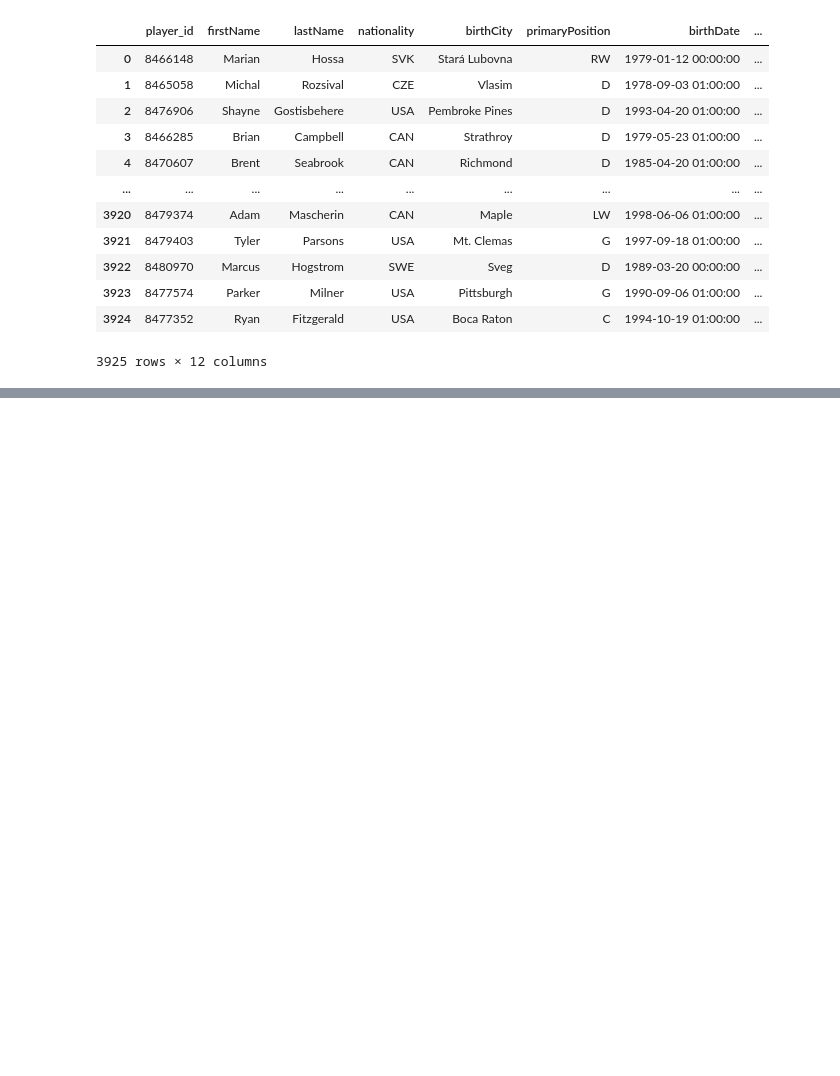
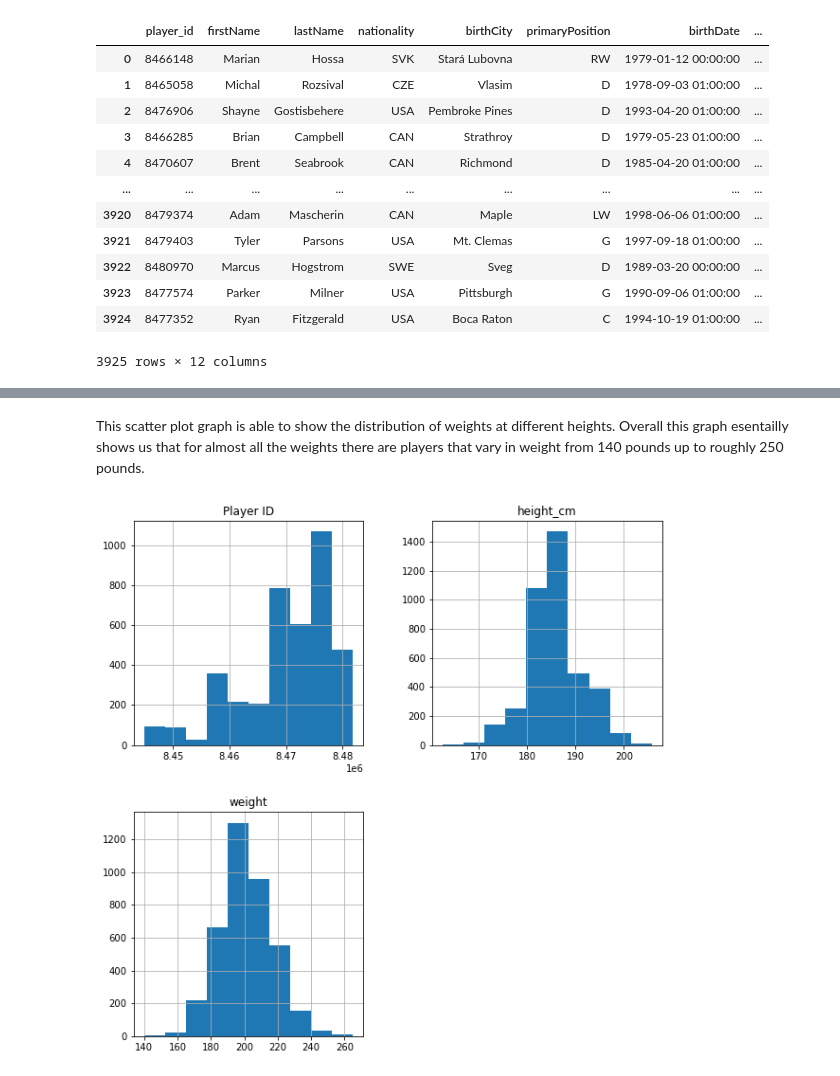
Before and after one commit to data301-2021-winter1/project-group31-project, a Jupyter notebook: DataAnalysis.ipynb, the cells around one changed output, grey strips where cells are left out. Saved outputs shown, nothing was run; the diff lists cells and outputs as text; code cells hidden in the pictures; blank space fills up the shorter version.

```diff
--- a/DataAnalysis.ipynb
+++ b/DataAnalysis.ipynb
@@ -26,0 +87,6 @@ data
+# %% [markdown]
+This scatter plot graph is able to show the distribution of weights at different heights. Overall this graph esentailly shows us that for almost all the weights there are players that vary in weight from 140 pounds up to roughly 250 pounds.
+# %%
+hist = data1.hist(bins=10,figsize =(10,10))
+# %% [output]
+[figure, added]
```
Also changed, not shown: parts of 15 cells of this notebook, 1 other file.
